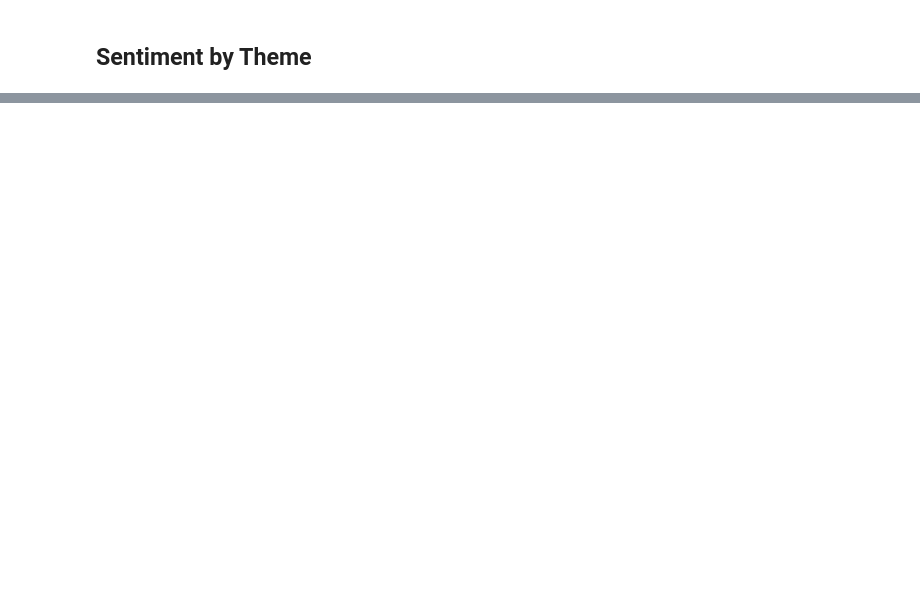
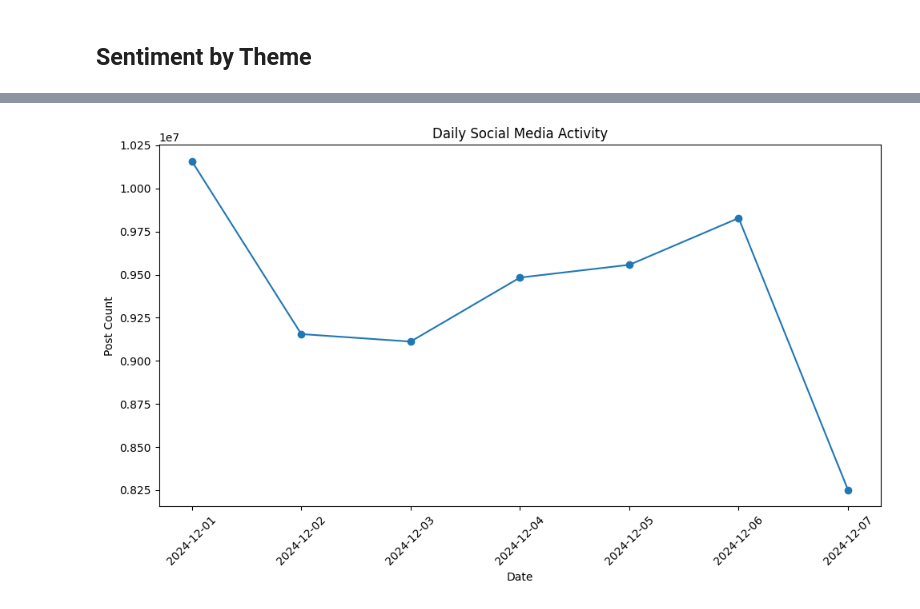
Before and after one commit to sjsu-cs131-spring26/trendtrackers-engagement-socialmedia, a Jupyter notebook: finaldemo_trendtrackers.ipynb, the cells around one changed output, grey strips where cells are left out. Drawn from its saved outputs; the diff is of its cells as text; code cells hidden in the pictures; blank space fills up the shorter version.

```diff
--- a/finaldemo_trendtrackers.ipynb
+++ b/finaldemo_trendtrackers.ipynb
@@ -191,0 +287,17 @@ plt.show()
+# %%
+daily_activity = pd.read_parquet(
+    f"{OUTPUT_PATH}daily_activity"
+)
+
+daily_activity = daily_activity.sort_values("post_date")
+# %%
+plt.figure(figsize=(10,6))
+plt.plot(daily_activity["post_date"], daily_activity["post_count"], marker="o")
+plt.title("Daily Social Media Activity")
+plt.xlabel("Date")
+plt.ylabel("Post Count")
+plt.xticks(rotation=45)
+plt.tight_layout()
+plt.show()
+# %% [output]
+[figure, added]
```
Also changed, not shown: parts of 11 cells of this notebook.
